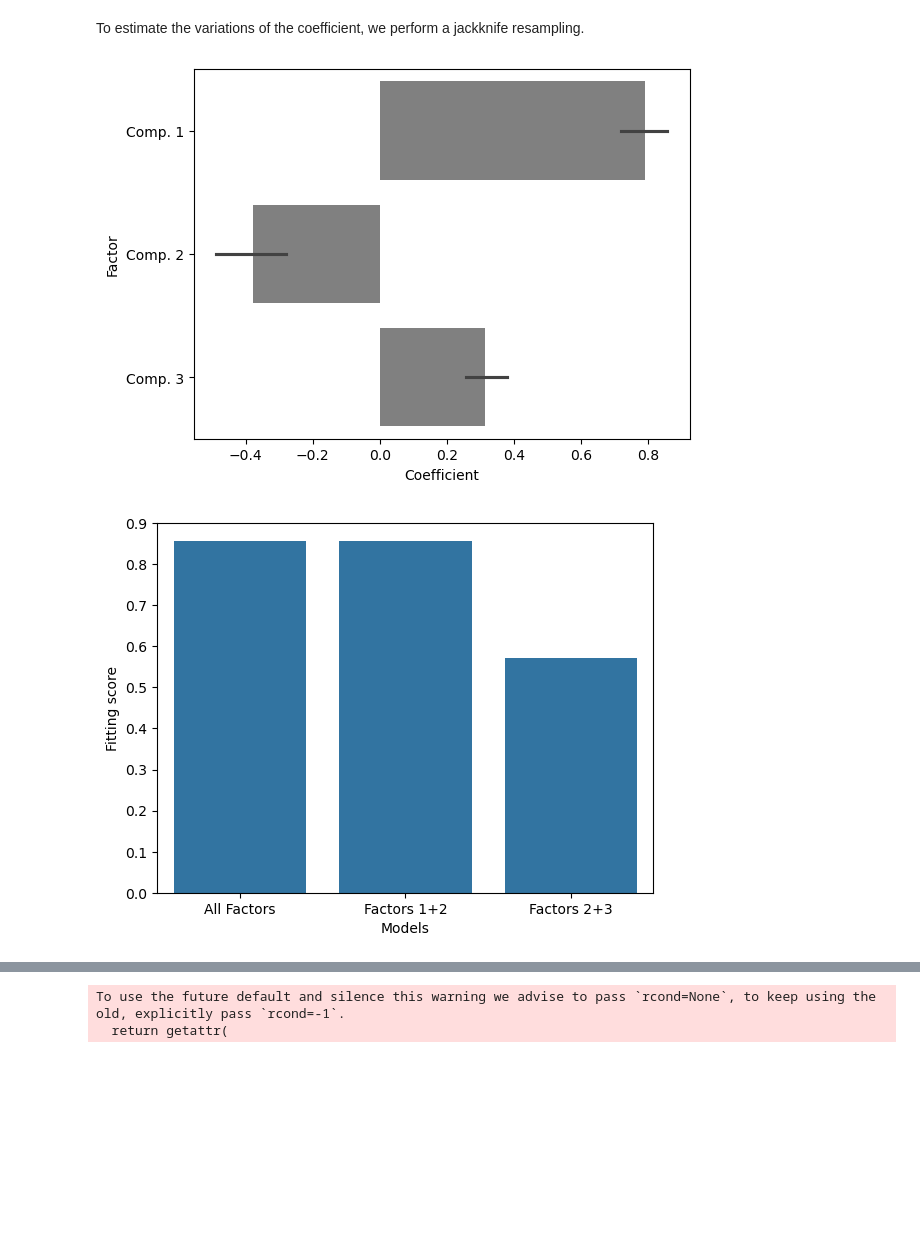
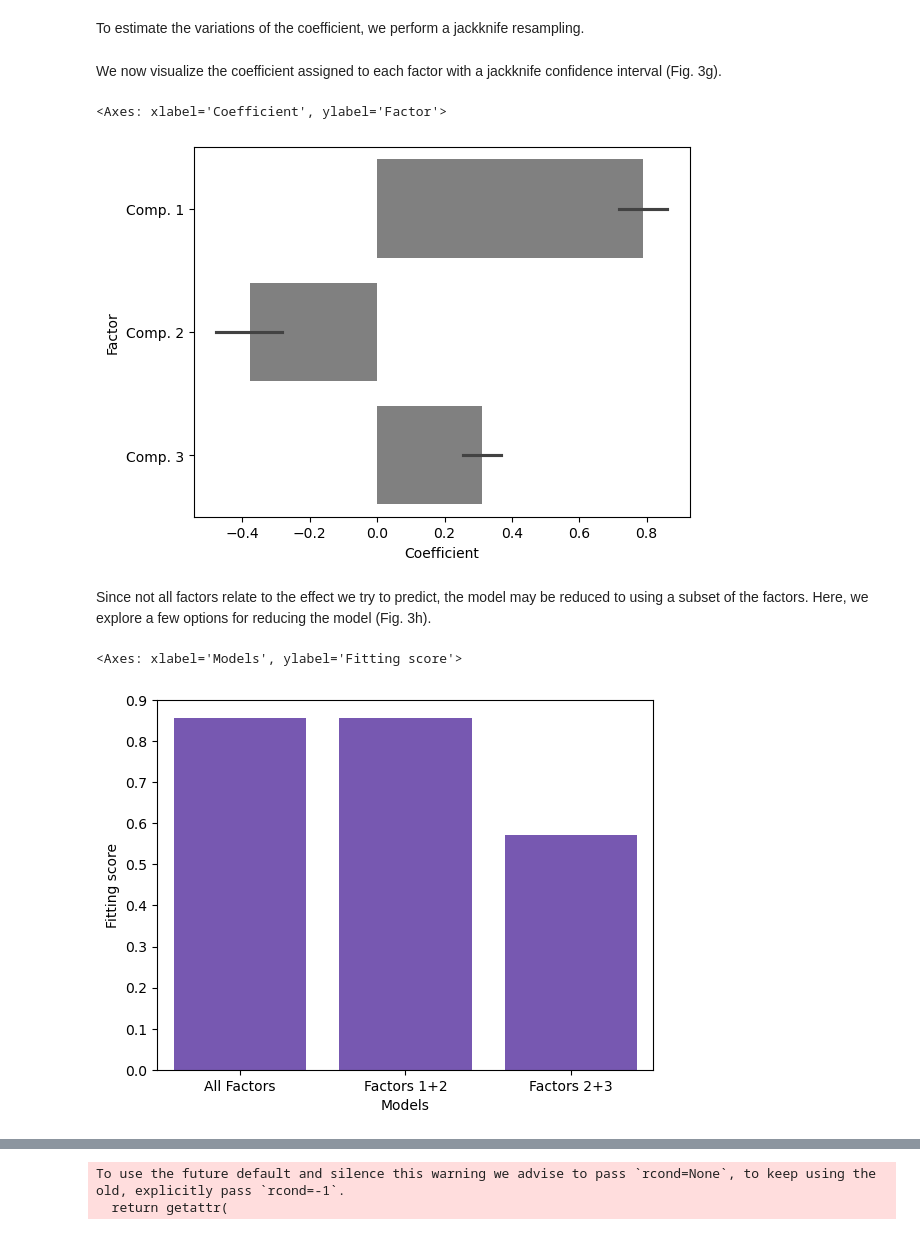
Before and after one commit to meyer-lab/tensor_review, a Jupyter notebook: The structure is the message - preserving experimental context through tensor decomposition.ipynb, the cells around one changed output, grey strips where cells are left out. Drawn from its saved outputs; the diff is of its cells as text; code cells hidden in the pictures; blank space fills up the shorter version.

```diff
--- a/The structure is the message - preserving experimental context through tensor decomposition.ipynb
+++ b/The structure is the message - preserving experimental context through tensor decomposition.ipynb
@@ -140,4 +186,4 @@ for rr in np.arange(1, 10):
     reduction.loc[len(reduction)+1] = [rr * np.sum(tensor.shape),
                                  error(tensor, parafac(tensor, rr, tol=1e-09)),
                                  "CP",
-                                 "Original"]
+                                 "Original data"]
@@ -154,4 +202,4 @@ for rr in range(flatten.shape[0]-1):
     reduction.loc[len(reduction)+1] = [pca_sizes[rr],
                                 pca_errors[rr],
                                  "PCA",
-                                 "Original",]
+                                 "Original data",]
@@ -181,13 +231,13 @@ for rr in np.arange(1, 13):
                         'Size': rr * np.sum(col_tensor.shape),
                         'Error': error(col_tensor, parafac(col_tensor, rr, tol=1e-09)),
                         'Method': "CP",
-                        'Data': 'Chords permuted',
+                        'Data': 'Chord shuffled',
                     }])], ignore_index=True)
     reduction = pd.concat([reduction, pd.DataFrame([{
                         'Size': rr * np.sum(rand_tensor.shape),
                         'Error': error(rand_tensor, parafac(rand_tensor, rr, tol=1e-09)),
                         'Method': "CP",
-                        'Data': 'All permuted',
+                        'Data': 'All number shuffled',
                     }])], ignore_index=True)
 
 # Find PCA data reduction
@@ -209,12 +259,15 @@ for rr in range(rand_flatten.shape[0]-1):
                     'Size': col_pca_sizes[rr],
                     'Error': col_pca_errors[rr],
                     'Method': "PCA",
-                    'Data': 'Chords permuted',
+                    'Data': 'Chord shuffled',
                 }])], ignore_index=True)
 
     reduction = pd.concat([reduction, pd.DataFrame([{
                     'Size': rand_pca_sizes[rr],
                     'Error': rand_pca_errors[rr],
                     'Method': "PCA",
-                    'Data': 'All permuted',
+                    'Data': 'All number shuffled',
             }])], ignore_index=True)
+
+sns.lineplot(data=reduction, x="Size", y="Error", hue="Data", style="Method", marker="o",
+             palette=["#CFAD00", "#9A24D1", "#FF5956"])
@@ -503,25 +548,30 @@ for ii in range(tensor.shape[0]):
 
 lr_coef = pd.DataFrame(np.concatenate(lr_jackknife), columns=[f"Comp. {r}" for r in np.arange(1, rank+1)])
 lr_coef = pd.melt(lr_coef, var_name="Factor", value_name="Coefficient")
+# %% [markdown]
+We now visualize the coefficient assigned to each factor with a jackknife confidence interval (Fig. 3g).
 # %%
-plot = sns.barplot(data=lr_coef, x="Coefficient", y="Factor", orient="h", color="gray")
-plot.figure.savefig("logistic.svg")
+sns.barplot(data=lr_coef, x="Coefficient", y="Factor", orient="h", color="gray")
 # %% [output]
+<Axes: xlabel='Coefficient', ylabel='Factor'>
-[figure, old version]
+[figure, new version]
+# %% [markdown]
+Since not all factors relate to the effect we try to predict, the model may be reduced to using a subset of the factors. Here, we explore a few options for reducing the model (Fig. 3h).
 # %%
 reduced_names = ["All Factors", "Factors 1+2", "Factors 2+3"]
 reduced_columns = [[0,1,2], [0,1], [1,2]]
 reduced_pred = [0] * len(reduced_columns)
 
 for ri, reduced_col in enumerate(reduced_columns):
     reduced_lr = LogisticRegression().fit(cp[1][0][:, reduced_col], organ_effect)
     reduced_pred[ri] = reduced_lr.score(cp[1][0][:, reduced_col], organ_effect)
 
-plot = sns.barplot(data=pd.DataFrame({"Models": reduced_names, "Fitting score": reduced_pred}),
+sns.barplot(data=pd.DataFrame({"Models": reduced_names, "Fitting score": reduced_pred}),
             x="Models",
-            y="Fitting score",)
-plot.figure.savefig("reduced.svg")
+            y="Fitting score",
+            color="#7349C0")
 # %% [output]
+<Axes: xlabel='Models', ylabel='Fitting score'>
-[figure, old version]
+[figure, new version]
 # %% [markdown]
 ## 10. Tucker decomposition
```
Also changed, not shown: parts of 76 cells of this notebook, 1 other file.
